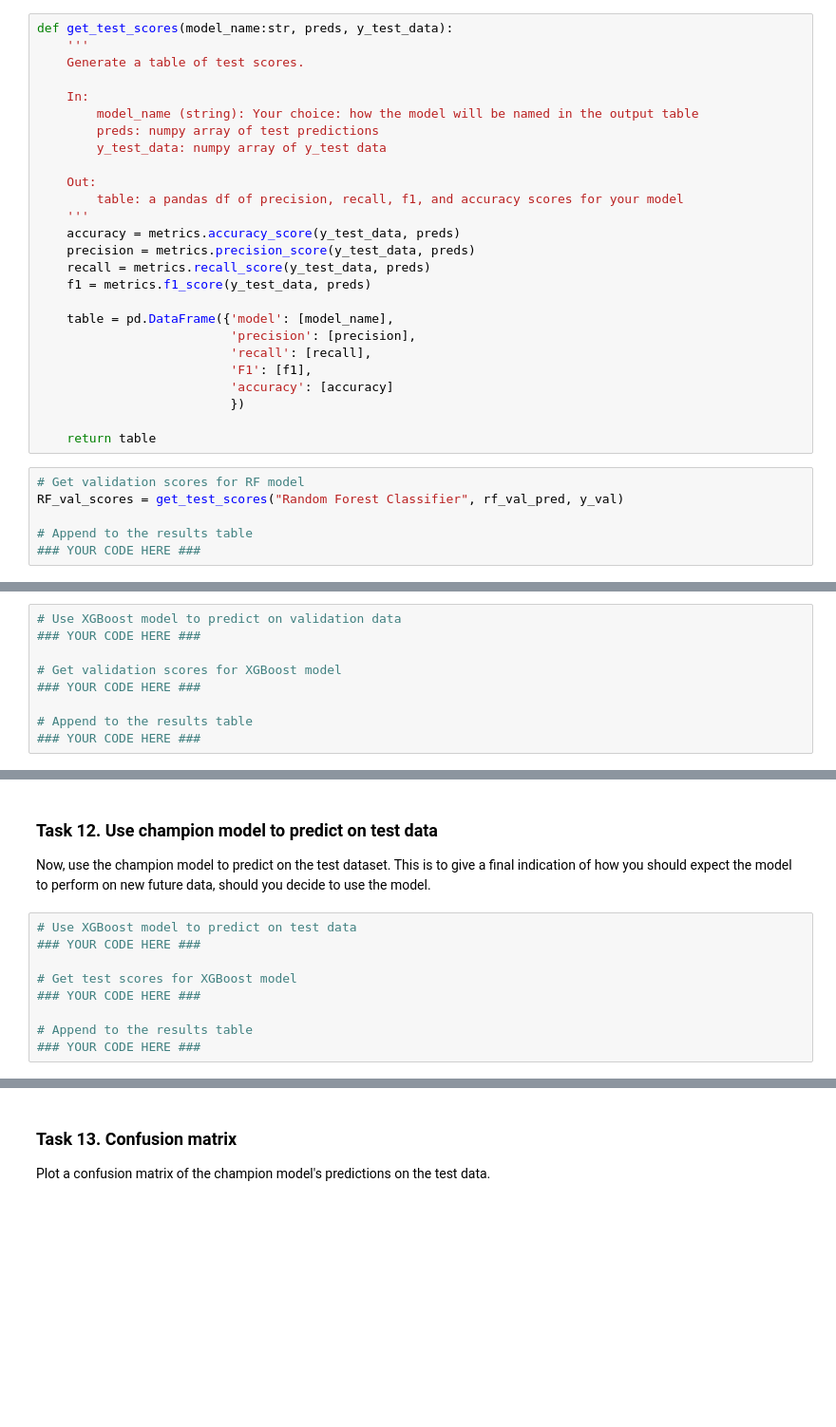
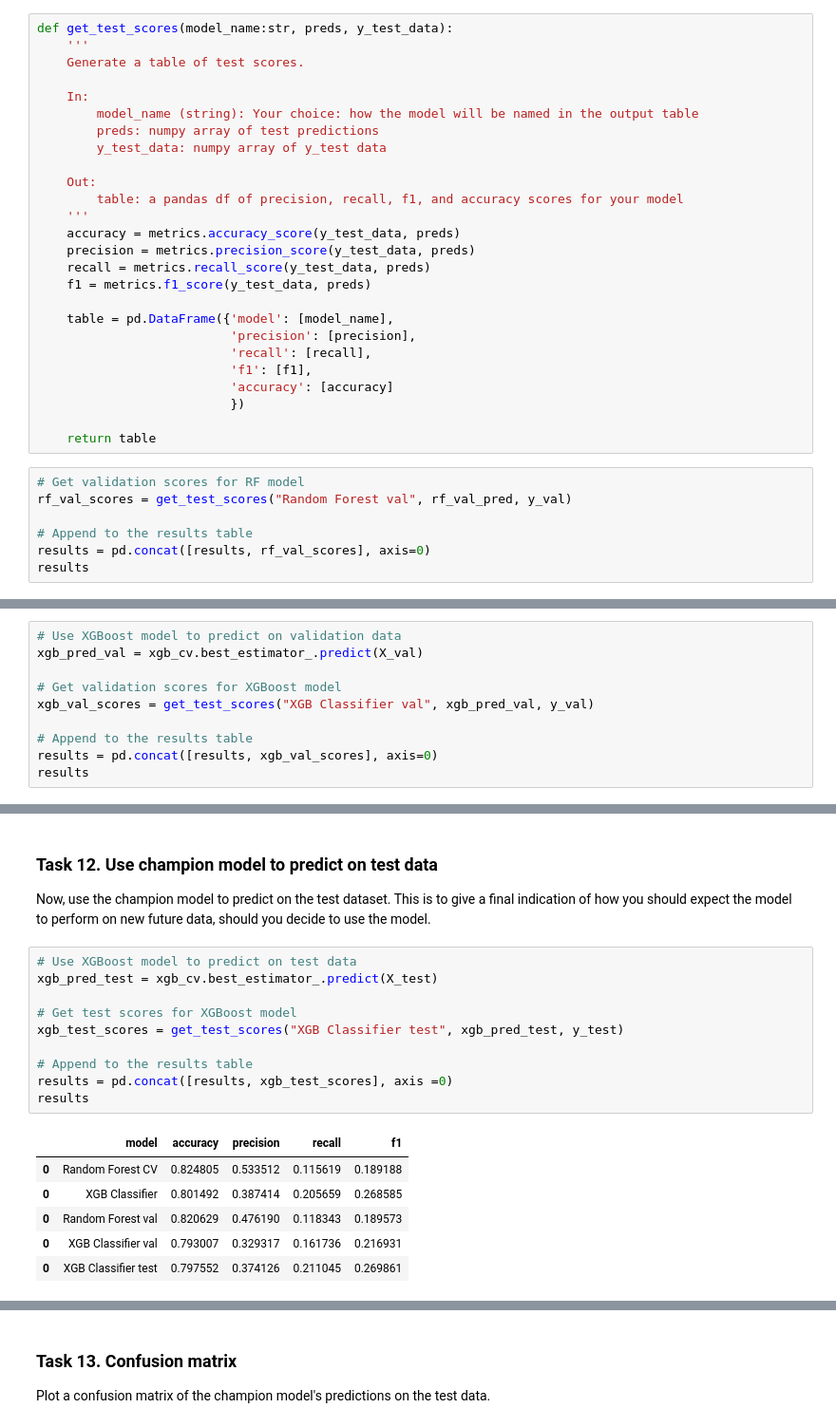
Before and after one commit to dianario/waze-project, a Jupyter notebook: 6_Waze_ml_modelling.ipynb, the cells around one changed output, grey strips where cells are left out. Shown at 95% size. Cells and saved outputs as stored; diff of their text form; blank space fills up the shorter version.

```diff
--- a/6_Waze_ml_modelling.ipynb
+++ b/6_Waze_ml_modelling.ipynb
@@ -762,14 +761,15 @@ def get_test_scores(model_name:str, preds, y_test_data):
     table = pd.DataFrame({'model': [model_name],
                           'precision': [precision],
                           'recall': [recall],
-                          'F1': [f1],
+                          'f1': [f1],
                           'accuracy': [accuracy]
                           })
 
     return table
 # %%
 # Get validation scores for RF model
-RF_val_scores = get_test_scores("Random Forest Classifier", rf_val_pred, y_val)
+rf_val_scores = get_test_scores("Random Forest val", rf_val_pred, y_val)
 
 # Append to the results table
-### YOUR CODE HERE ###
+results = pd.concat([results, rf_val_scores], axis=0)
+results
@@ -781,10 +784,11 @@ Notice that the scores went down from the training scores across all metrics, bu
 Now, do the same thing to get the performance scores of the XGBoost model on the validation data.
 # %%
 # Use XGBoost model to predict on validation data
-### YOUR CODE HERE ###
+xgb_pred_val = xgb_cv.best_estimator_.predict(X_val)
 
 # Get validation scores for XGBoost model
-### YOUR CODE HERE ###
+xgb_val_scores = get_test_scores("XGB Classifier val", xgb_pred_val, y_val)
 
 # Append to the results table
-### YOUR CODE HERE ###
+results = pd.concat([results, xgb_val_scores], axis=0)
+results
@@ -801,10 +808,18 @@ Consider the questions in your PACE Strategy Document to reflect on the Execute
 Now, use the champion model to predict on the test dataset. This is to give a final indication of how you should expect the model to perform on new future data, should you decide to use the model.
 # %%
 # Use XGBoost model to predict on test data
-### YOUR CODE HERE ###
+xgb_pred_test = xgb_cv.best_estimator_.predict(X_test)
 
 # Get test scores for XGBoost model
-### YOUR CODE HERE ###
+xgb_test_scores = get_test_scores("XGB Classifier test", xgb_pred_test, y_test)
 
 # Append to the results table
-### YOUR CODE HERE ###
+results = pd.concat([results, xgb_test_scores], axis =0)
+results
+# %% [output]
+|  | model | accuracy | precision | recall | f1 |
+| 0 | Random Forest CV | 0.824805 | 0.533512 | 0.115619 | 0.189188 |
+| 0 | XGB Classifier | 0.801492 | 0.387414 | 0.205659 | 0.268585 |
+| 0 | Random Forest val | 0.820629 | 0.476190 | 0.118343 | 0.189573 |
+| 0 | XGB Classifier val | 0.793007 | 0.329317 | 0.161736 | 0.216931 |
+| 0 | XGB Classifier test | 0.797552 | 0.374126 | 0.211045 | 0.269861 |
```
Also changed, not shown: parts of 24 cells of this notebook.
